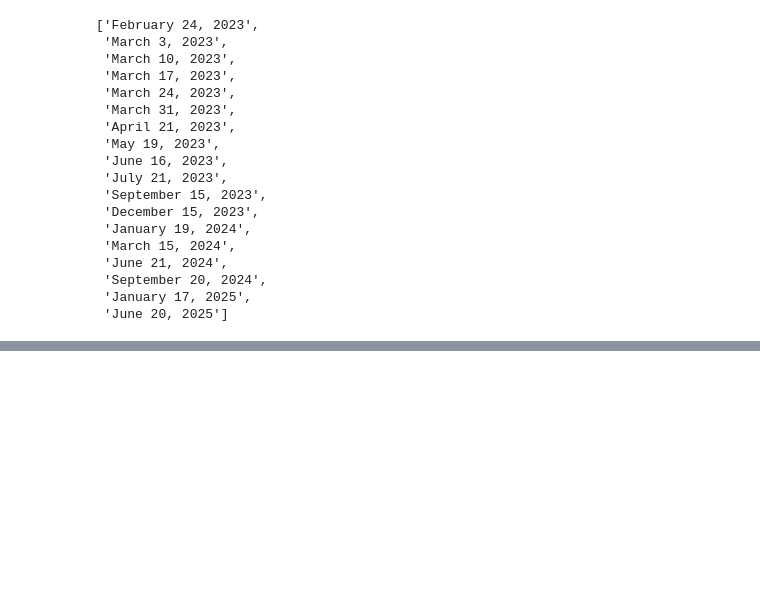
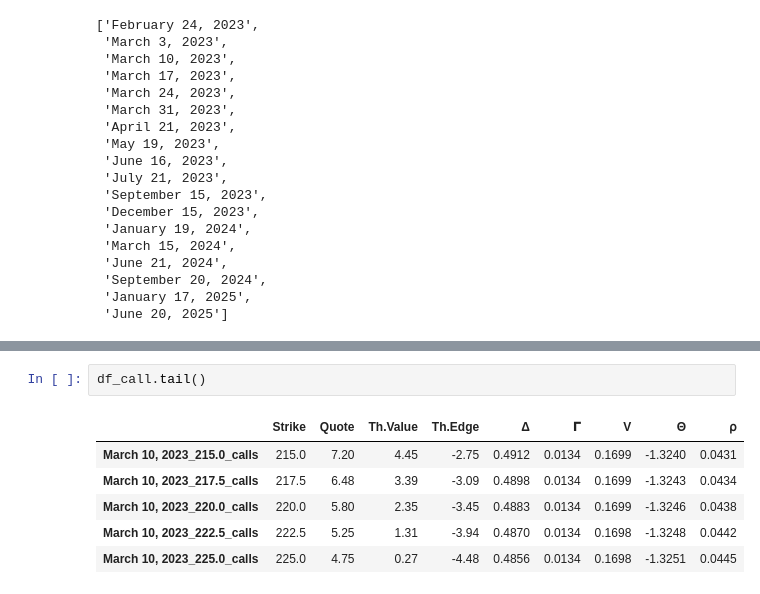
Before and after one commit to kevinhhl/options-pricing-tools-and-trading-strategies, a Jupyter notebook: Black_Scholes_Merton_Model_Part1_Screening_YF_for_theoretical_edges.ipynb, the cells around one changed output, grey strips where cells are left out. Drawn from its saved outputs; the diff is of its cells as text; blank space fills up the shorter version.

```diff
--- a/Black_Scholes_Merton_Model_Part1_Screening_YF_for_theoretical_edges.ipynb
+++ b/Black_Scholes_Merton_Model_Part1_Screening_YF_for_theoretical_edges.ipynb
@@ -256,0 +278,9 @@ model = BSM(s     =crnt_price,
+# %%
+df_call.tail()
+# %% [output]
+|  | Strike | Quote | Th.Value | Th.Edge | Δ | 𝚪 | V | Θ | ⍴ |
+| March 10, 2023_215.0_calls | 215.0 | 7.20 | 4.45 | -2.75 | 0.4912 | 0.0134 | 0.1699 | -1.3240 | 0.0431 |
+| March 10, 2023_217.5_calls | 217.5 | 6.48 | 3.39 | -3.09 | 0.4898 | 0.0134 | 0.1699 | -1.3243 | 0.0434 |
+| March 10, 2023_220.0_calls | 220.0 | 5.80 | 2.35 | -3.45 | 0.4883 | 0.0134 | 0.1699 | -1.3246 | 0.0438 |
+| March 10, 2023_222.5_calls | 222.5 | 5.25 | 1.31 | -3.94 | 0.4870 | 0.0134 | 0.1698 | -1.3248 | 0.0442 |
+| March 10, 2023_225.0_calls | 225.0 | 4.75 | 0.27 | -4.48 | 0.4856 | 0.0134 | 0.1698 | -1.3251 | 0.0445 |
```
Also changed, not shown: parts of 36 cells of this notebook.
